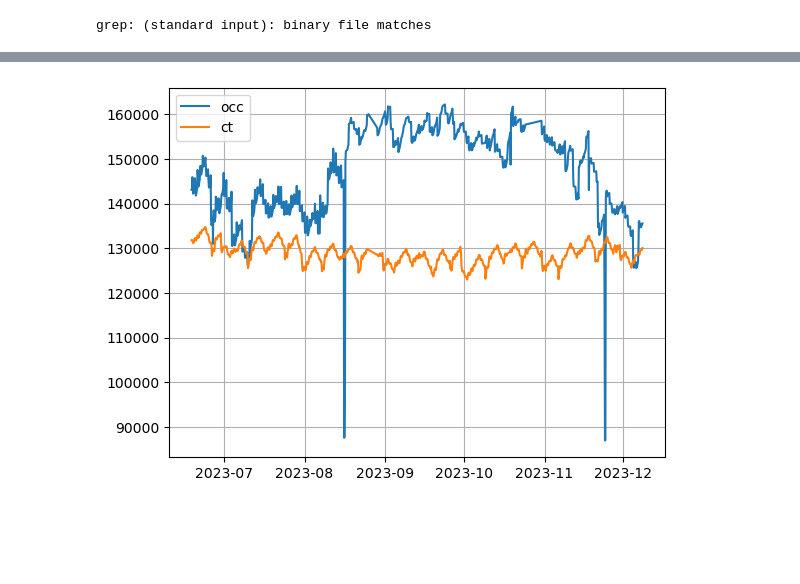
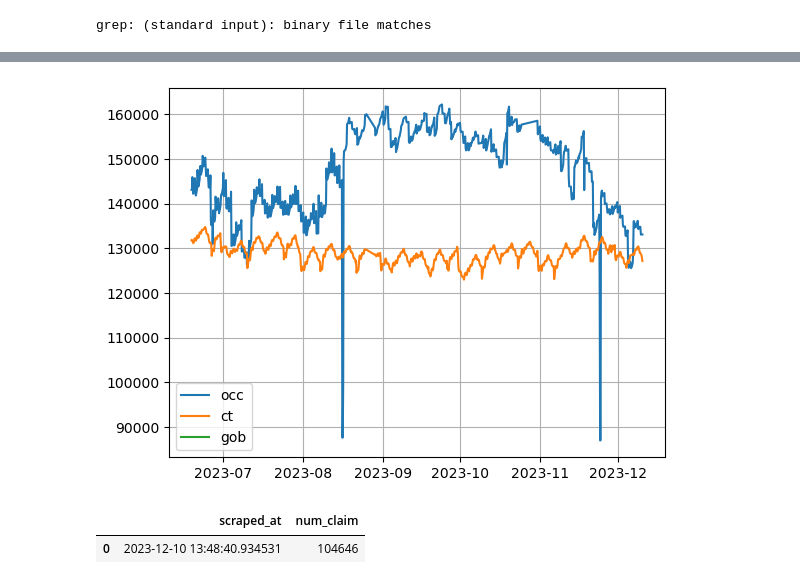
Before and after one commit to eduardofv/learn_spark, a Jupyter notebook: work-dir/claims.ipynb, the cells around one changed output, grey strips where cells are left out. Cells and saved outputs as stored; diff of their text form; code cells hidden in the pictures; blank space fills up the shorter version.

```diff
--- a/work-dir/claims.ipynb
+++ b/work-dir/claims.ipynb
@@ -103,17 +117,25 @@ df.rdd.getNumPartitions()
 # %%
 ct = df.where(df.url.startswith("https://mx.computrabajo")).sort("scraped_at").withColumn("num_claim", df["claim"].cast("int")).select("scraped_at", "num_claim").toPandas()
 occ = df.where(df.url.startswith("https://www.occ")).sort("scraped_at").withColumn("num_claim", df["claim"].cast("int")).select("scraped_at", "num_claim").toPandas()
+gob = df.where(df.url.startswith("https://www.empleo.gob.mx")).sort("scraped_at").withColumn("num_claim", df["claim"].cast("int")).select("scraped_at", "num_claim").toPandas()
 
 ct['scraped_at'] = pd.to_datetime(ct['scraped_at'])
 occ['scraped_at'] = pd.to_datetime(occ['scraped_at'])
+gob['scraped_at'] = pd.to_datetime(gob['scraped_at'])
 
 plt.plot(occ.set_index('scraped_at'))
 plt.plot(ct.set_index('scraped_at'))
+plt.plot(gob.set_index('scraped_at'))
 plt.grid(which="both")
-plt.legend(['occ', 'ct'])
+plt.legend(['occ', 'ct', 'gob'])
 plt.show()
 # %% [output]
-[figure, old version]
+[figure, new version]
+# %%
+gob
+# %% [output]
+|  | scraped_at | num_claim |
+| 0 | 2023-12-10 13:48:40.934531 | 104646 |
 # %%
 ct_mx = df.where(df.url.startswith("https://mx.computrabajo")).sort("scraped_at").withColumn("num_claim", df["claim"].cast("int")).select("scraped_at", "num_claim").toPandas()
 ct_co = df.where(df.url.startswith("https://co.computrabajo")).sort("scraped_at").withColumn("num_claim", df["claim"].cast("int")).select("scraped_at", "num_claim").toPandas()
```
Also changed, not shown: parts of 13 cells of this notebook.
